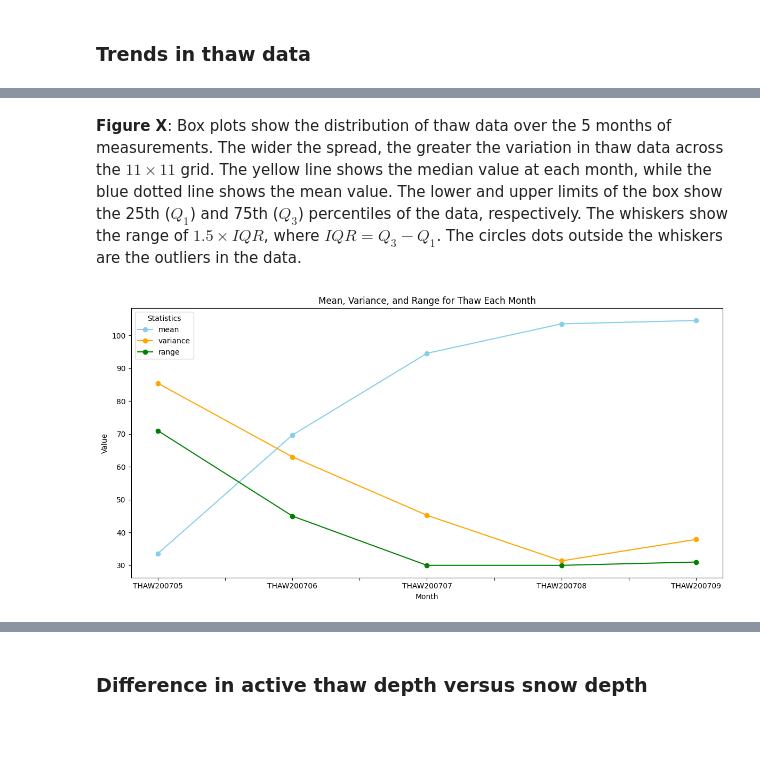
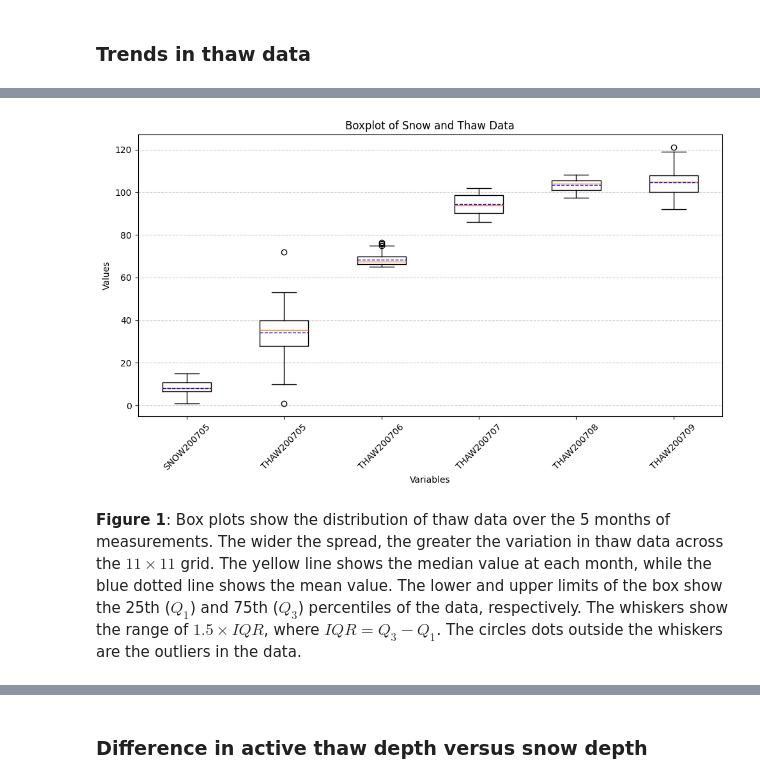
Before and after one commit to pmhalvor/geo4460, a Jupyter notebook: lab/GIS4/Halvorsen_GEO4460_report4_interpolation.ipynb, the cells around one changed output, grey strips where cells are left out. Cells and saved outputs as stored; diff of their text form; code cells hidden in the pictures; blank space fills up the shorter version.

```diff
--- a/lab/GIS4/Halvorsen_GEO4460_report4_interpolation.ipynb
+++ b/lab/GIS4/Halvorsen_GEO4460_report4_interpolation.ipynb
@@ -209,30 +117,12 @@ plt.show()
+# %%
+from plot import boxplot_snow_melt
+
+boxplot_snow_melt(snow_melt)
+# %% [output]
+[figure, added]
 # %% [markdown]
-**Figure X**: Box plots show the distribution of thaw data over the 5 months of measurements.
+**<a id="figure-1">Figure 1</a>**: Box plots show the distribution of thaw data over the 5 months of measurements.
 The wider the spread, the greater the variation in thaw data across the $11\times 11$ grid.
 The yellow line shows the median value at each month, while the blue dotted line shows the mean value.
 The lower and upper limits of the box show the 25th ($Q_1$) and 75th ($Q_3$) percentiles of the data, respectively. The whiskers show the range of $1.5 \times IQR$, where $IQR=Q_3 - Q_1$.
 The circles dots outside the whiskers are the outliers in the data.
-# %%
-# Calculate descriptive statistics
-stats = snow_melt[columns_of_interest].describe().T
-stats['variance'] = snow_melt[columns_of_interest].var()
-stats['range'] = stats['max'] - stats['min']
-
-thaw_stats = stats[stats.index.str.startswith('THAW')]
-
-# Plot all three statistics in the same plot
-thaw_stats[['mean', 'variance', 'range']].plot(
-    kind='line',
-    marker='o',
-    figsize=(12, 6),
-    color=['skyblue', 'orange', 'green'],
-    title='Mean, Variance, and Range for Thaw Each Month'
-)
-
-plt.ylabel('Value')
-plt.xlabel('Month')
-plt.legend(title='Statistics')
-plt.tight_layout()
-plt.show()
-# %% [output]
-[figure, removed]
```
Also changed, not shown: parts of 30 cells of this notebook, 10 other files.
